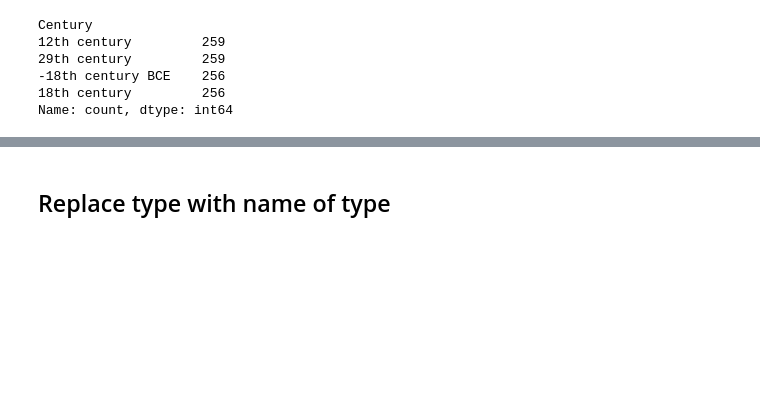
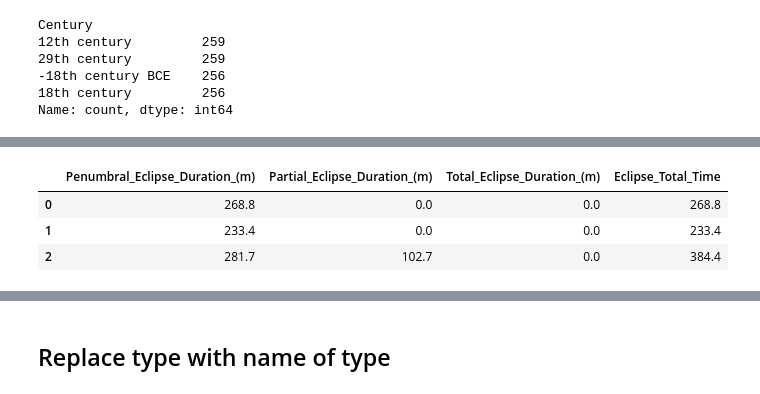
Before and after one commit to Anja-Sche/eClipseBord-FastlyDep_Anja_Scherwall, a Jupyter notebook: EDA/eda_lunar.ipynb, the cells around one changed output, grey strips where cells are left out. Cells and saved outputs as stored; diff of their text form; code cells hidden in the pictures; blank space fills up the shorter version.

Commit message:
calculate total time for eclipse

```diff
--- a/EDA/eda_lunar.ipynb
+++ b/EDA/eda_lunar.ipynb
@@ -233,0 +245,5 @@ Name: count, dtype: int64
+# %%
+# Calculate total time for eclipse
+
+df["Eclipse_Total_Time"] = df["Penumbral_Eclipse_Duration_(m)"] + df["Partial_Eclipse_Duration_(m)"] + df["Total_Eclipse_Duration_(m)"]
+df.head(2)
@@ -234,2 +254,12 @@ Name: count, dtype: int64
 # %%
-# calculate total time for eclipse
+# Check calculation
+
+df[["Penumbral_Eclipse_Duration_(m)",
+    "Partial_Eclipse_Duration_(m)",
+    "Total_Eclipse_Duration_(m)",
+    "Eclipse_Total_Time"]].head(3)
+# %% [output]
+|  | Penumbral_Eclipse_Duration_(m) | Partial_Eclipse_Duration_(m) | Total_Eclipse_Duration_(m) | Eclipse_Total_Time |
+| 0 | 268.8 | 0.0 | 0.0 | 268.8 |
+| 1 | 233.4 | 0.0 | 0.0 | 233.4 |
+| 2 | 281.7 | 102.7 | 0.0 | 384.4 |
```
Also changed, not shown: parts of 6 cells of this notebook.
